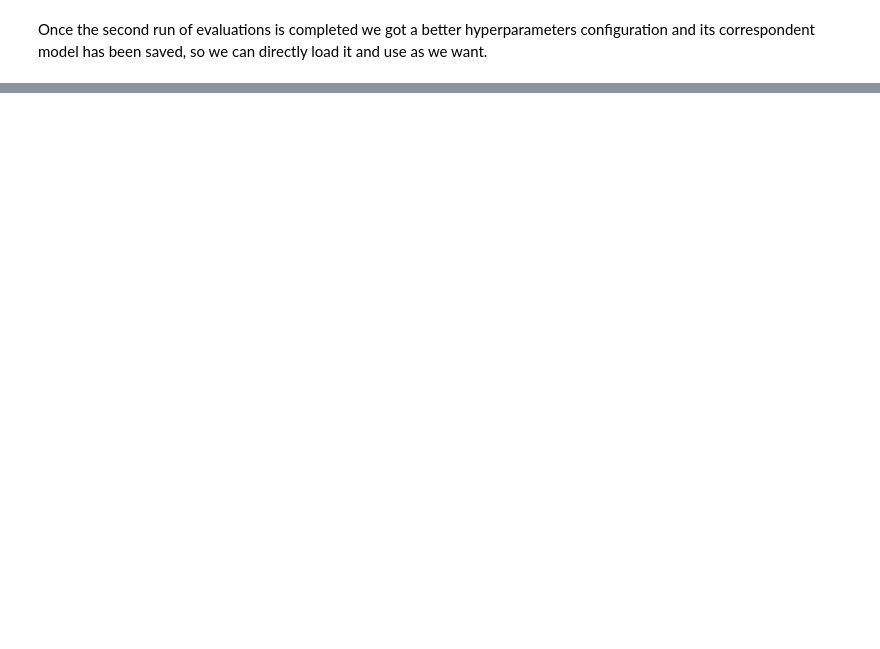
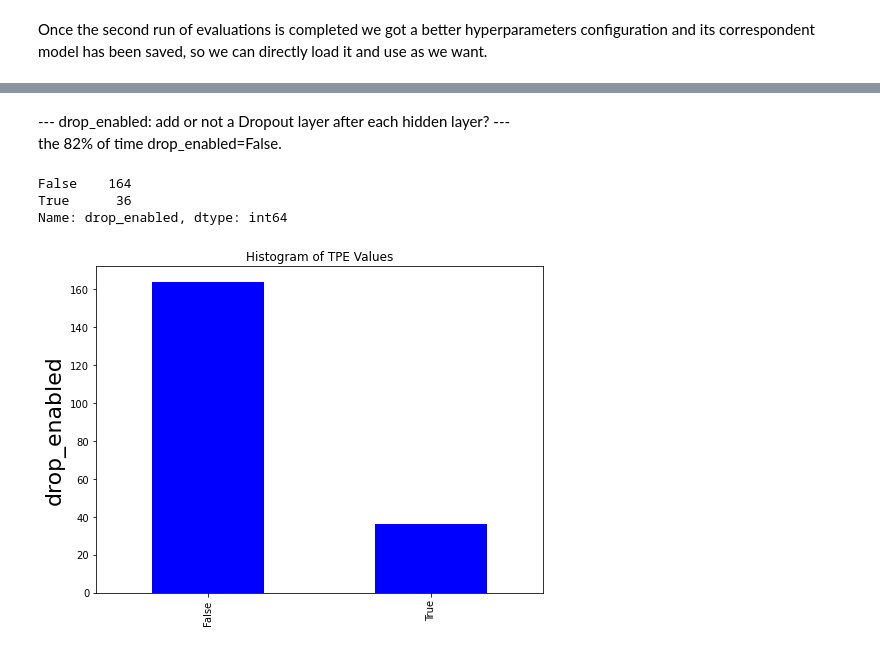
Before and after one commit to VforV93/IoTwins_Bayesian_Optimization, a Jupyter notebook: Bayesian Optimization Service - Example 3 - Machine Learning Model Example.ipynb, the cells around one changed output, grey strips where cells are left out. Drawn from its saved outputs; the diff is of its cells as text; code cells hidden in the pictures; blank space fills up the shorter version.

```diff
--- a/Bayesian Optimization Service - Example 3 - Machine Learning Model Example.ipynb
+++ b/Bayesian Optimization Service - Example 3 - Machine Learning Model Example.ipynb
@@ -437,0 +435,13 @@ Name: shuffle, dtype: int64
+# %% [markdown]
+--- drop_enabled: add or not a Dropout layer after each hidden layer? ---<br>
+the 82% of time drop_enabled=False.
+# %%
+# Bar plots of drop_enabled
+print(tpe_results['drop_enabled'].value_counts())
+tpe_results['drop_enabled'].value_counts().plot.bar(figsize = (8, 6), color = 'blue', title = 'Histogram of TPE Values')
+plt.ylabel('drop_enabled', size = 22);
+# %% [output]
+False    164
+True      36
+Name: drop_enabled, dtype: int64
+[figure, added]
```
Also changed, not shown: parts of 18 cells of this notebook, 19 other files.
